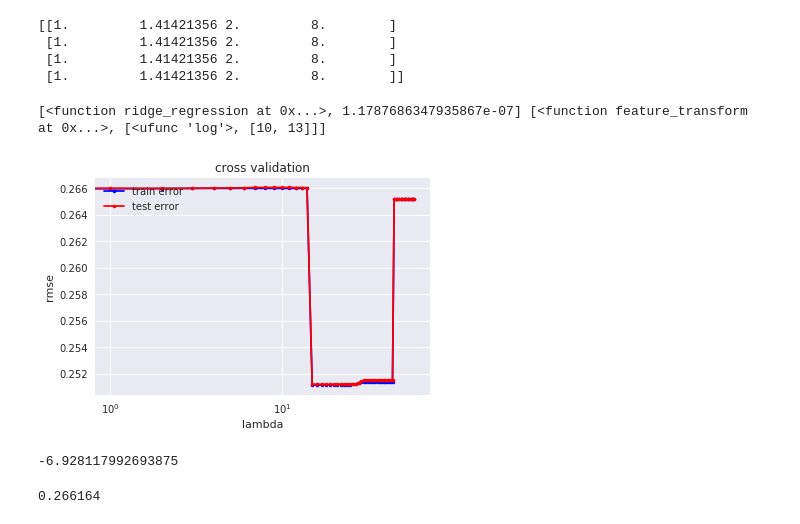
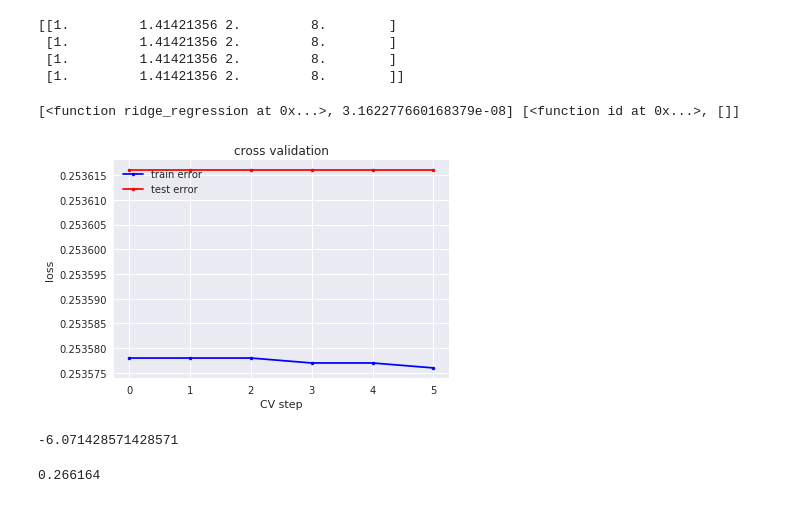
Before and after one commit to dufourc1/ML_CS433_project1, a Jupyter notebook: src/William_Tests.ipynb, the cells around one changed output. Saved outputs shown, nothing was run; the diff lists cells and outputs as text; code cells hidden in the pictures.

```diff
--- a/src/William_Tests.ipynb
+++ b/src/William_Tests.ipynb
@@ -171,17 +190,0 @@ preliminary Data treatment
-# %%
-n,p = X_tr.shape
-keepers = np.ones(p, dtype=bool)
-
-y_tr[y_tr==-1] = 0
-y_te[y_te==-1] = 0
-
-for i in range(p):
-    percentage = len(np.where(X_tr[:,i] ==-999)[0])/n*100
-    if percentage > 70:
-        keepers[i] = 0
-
-print("Removed features: \n",np.where(keepers == 0))
-x_tr = X_tr[:,keepers]
-x_te = X_te[:,keepers]
-
-n,p = x_tr.shape
@@ -191,11 +191,7 @@ Removed features:
-# %%
-x_tr = imputation(x_tr,method = "median")
 # %% [markdown]
 ## Cross validation
-# %%
-tx = np.copy(x_tr)
-n,p = tx.shape
-tx = np.hstack((np.ones((n,1)),tx))
+# %%
+tx = x_tr
 # %%
 test = np.ones((4,1))*2
 test = build_poly(test, 3)
@@ -207,29 +203,27 @@ print(test)
  [1.         1.41421356 2.         8.        ]
  [1.         1.41421356 2.         8.        ]]
 # %%
+w = np.zeros(p)
+# lambdas = [10**(-7)]
+lambdas = np.logspace(-7.5,-5.5,6)
+k_fold = 5
 
-w = np.zeros(p)
-# lambdas = [10**(-5.5625)]
-lambdas = np.logspace(-8,-5,15)
-k_fold = 10
-
+# [feature_transform, [np.log, [10,13]]]
 transformations = [[id,[]],
-                   [feature_transform, [np.log, [10,13]]],
-                  [feature_transform, [np.log, [10]]],
-                  [feature_transform, [np.log, [13]]]]
+                  feature_multitransform, [[np.log, []]]]
 
 methods = [[ridge_regression, lambdas]]
 
 predictor, w, loss_tr, loss_te, transformation, method = multi_cross_validation(y_tr, tx, k_fold, transformations=transformations, methods=methods, seed=2)
 
 print(method, transformation)
 # %% [output]
-[<function ridge_regression at 0x...>, 1.1787686347935867e-07] [<function feature_transform at 0x...>, [<ufunc 'log'>, [10, 13]]]
+[<function ridge_regression at 0x...>, 3.162277660168379e-08] [<function id at 0x...>, []]
-[figure, old version]
+[figure, new version]
 # %%
-print(np.log10(1.18e-07))
+print(np.log10(8.483428982440726e-07))
 # %% [output]
--6.928117992693875
+-6.071428571428571
 # %%
 print(loss_te)
 # %% [output]
```
Also changed, not shown: parts of 20 cells of this notebook, 2 other files.
